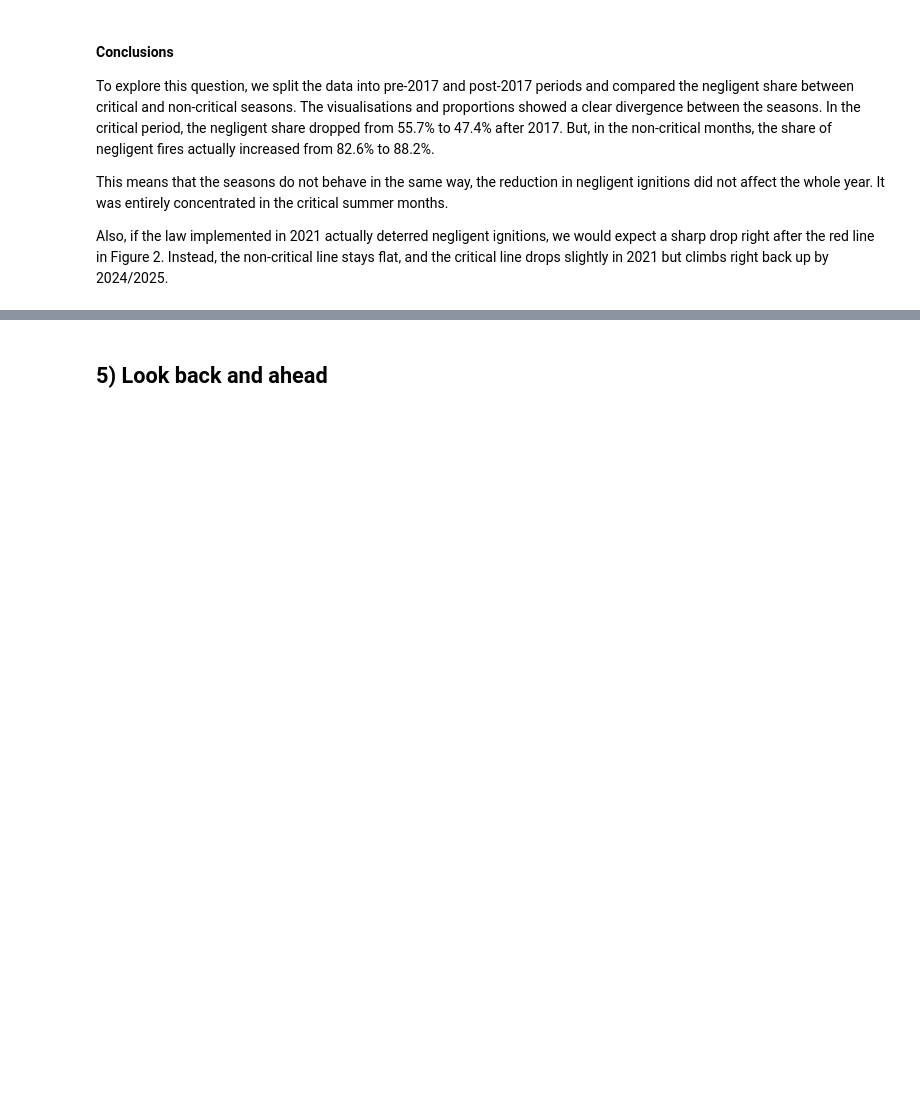
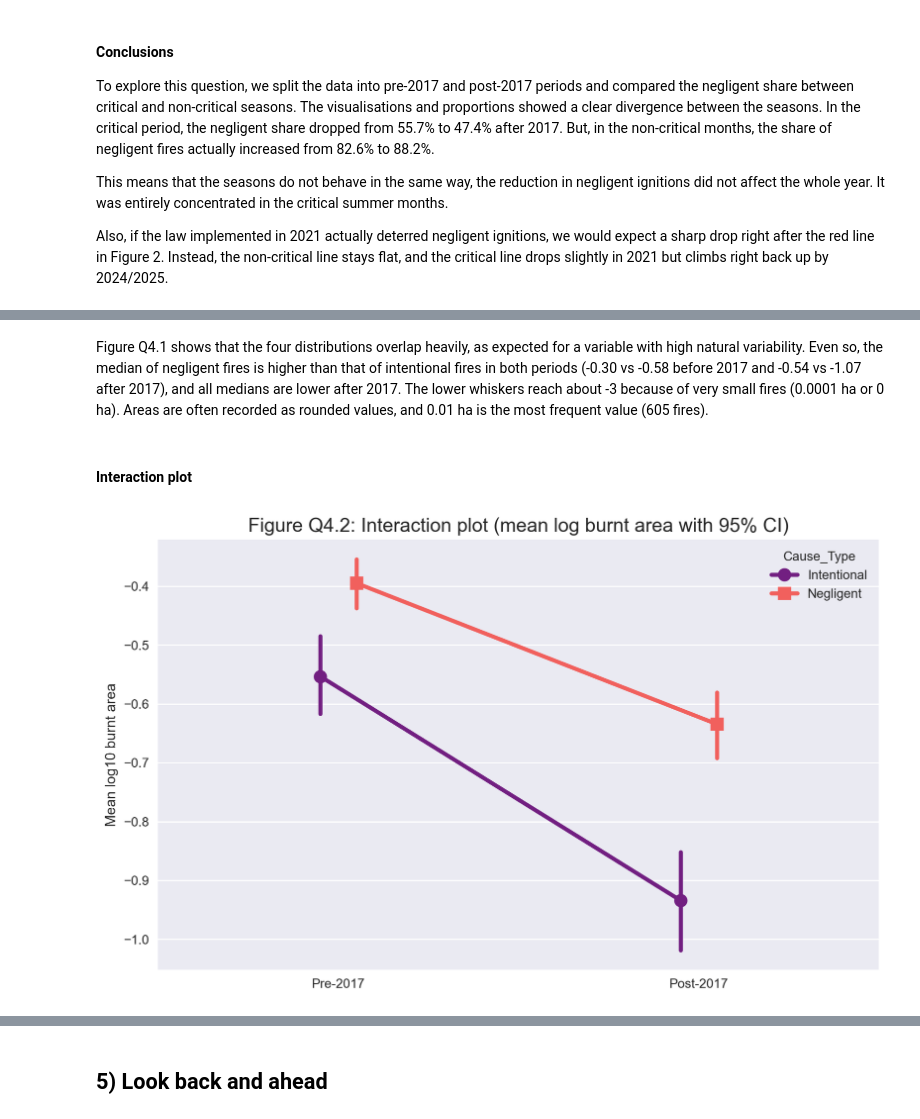
Before and after one commit to isabelamer/FCED_project, a Jupyter notebook: script1.ipynb, the cells around one changed output, grey strips where cells are left out. Cells and saved outputs as stored; diff of their text form; code cells hidden in the pictures; blank space fills up the shorter version.

```diff
--- a/script1.ipynb
+++ b/script1.ipynb
@@ -408,0 +523,15 @@ Also, if the law implemented in 2021 actually deterred negligent ignitions, we w
+# %% [markdown]
+Figure Q4.1 shows that the four distributions overlap heavily, as expected for a variable with high natural variability. Even so, the median of negligent fires is higher than that of intentional fires in both periods (-0.30 vs -0.58 before 2017 and -0.54 vs -1.07 after 2017), and all medians are lower after 2017. The lower whiskers reach about -3 because of very small fires (0.0001 ha or 0 ha). Areas are often recorded as rounded values, and 0.01 ha is the most frequent value (605 fires).
+# %% [markdown]
+#### Interaction plot
+# %%
+fig, ax = plt.subplots(figsize=(10, 6))
+sns.pointplot(data=q4, x="Period", y="Log_Total_Burnt_Area", hue="Cause_Type",
+              order=period_order, hue_order=cause_order, palette="magma",
+              errorbar=("ci", 95), dodge=0.1, markers=["o", "s"], ax=ax)
+ax.set_title("Figure Q4.2: Interaction plot (mean log burnt area with 95% CI)", fontsize=15)
+ax.set_ylabel("Mean log10 burnt area")
+ax.set_xlabel("")
+plt.show()
+# %% [output]
+[figure, added]
```
Also changed, not shown: parts of 36 cells of this notebook, 7 other files.
